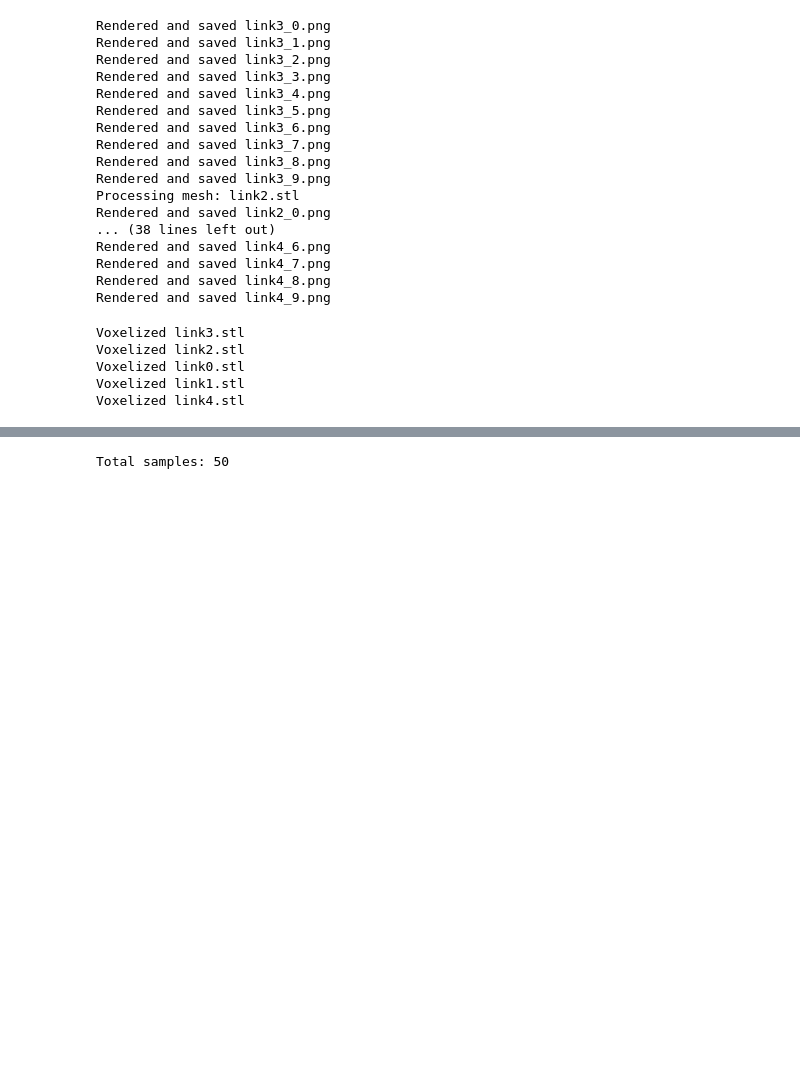
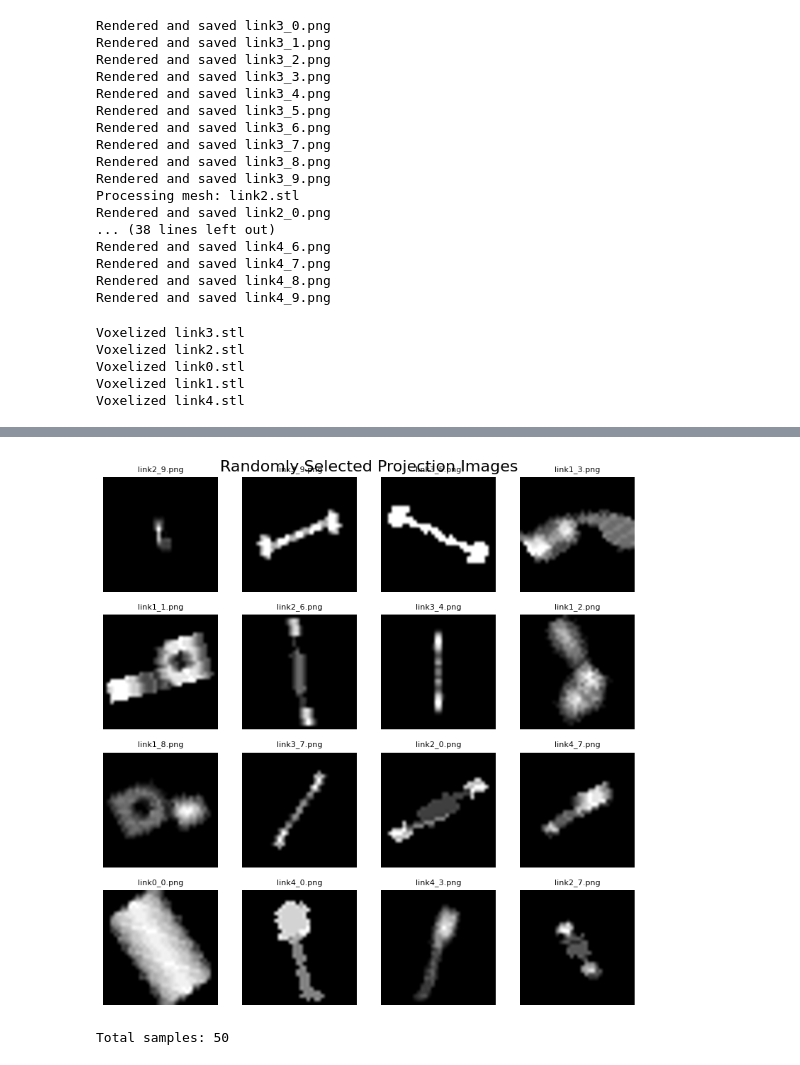
Before and after one commit to zhihao-lin/3DV_2024Fall, a Jupyter notebook: nov_21_get3d/ads10/testing.ipynb, the cells around one changed output, grey strips where cells are left out. Saved outputs shown, nothing was run; the diff lists cells and outputs as text; code cells hidden in the pictures; blank space fills up the shorter version.

```diff
--- a/nov_21_get3d/ads10/testing.ipynb
+++ b/nov_21_get3d/ads10/testing.ipynb
@@ -377,3 +385,63 @@ Voxelized and saved link4.npy
+# %%
+import matplotlib.image as mpimg
+
+def plot_random_projection_images(image_dir, num_images=16, grid_size=(4, 4)):
+    """
+    Plots a grid of randomly selected projection images from a specified directory.
+
+    Parameters:
+    - image_dir (str): Path to the directory containing projection image files.
+    - num_images (int): Total number of images to display (default is 16 for a 4x4 grid).
+    - grid_size (tuple): Grid dimensions as (rows, columns) (default is (4, 4)).
+    """
+    # Supported image file extensions
+    supported_extensions = ('.png', '.jpg', '.jpeg', '.bmp', '.gif')
+
+    # Retrieve all image files from the directory
+    all_images = [file for file in os.listdir(image_dir) if file.lower().endswith(supported_extensions)]
+
+    if not all_images:
+        print(f"No image files found in the directory: {image_dir}")
+        return
+
+    num_images = min(num_images, len(all_images))
+    selected_images = random.sample(all_images, num_images)
+
+    # Create a figure with the specified grid size
+    fig, axes = plt.subplots(grid_size[0], grid_size[1], figsize=(8, 8))
+    fig.suptitle('Randomly Selected Projection Images', fontsize=16)
+
+    # Flatten axes array for easy iteration
+    axes = axes.flatten()
+
+    for idx in range(num_images):
+        img_path = os.path.join(image_dir, selected_images[idx])
+        img = mpimg.imread(img_path)
+
+        # Display the image
+        axes[idx].imshow(img, cmap='gray')
+        axes[idx].axis('off')  # Hide axis ticks
+
+        # Add the image filename as the title (optional)
+        axes[idx].set_title(selected_images[idx], fontsize=8)
+
+    # Hide any remaining subplots if there are fewer images than grid spaces
+    for idx in range(num_images, grid_size[0] * grid_size[1]):
+        axes[idx].axis('off')
+
+    plt.tight_layout()
+    plt.subplots_adjust(top=0.95)  # Adjust to make room for the main title
+    plt.show()
+
+# Example Usage
+
+# Define the directory containing your projection images
+rendered_images_directory = './rendered_images/'
+
+# Plot a 4x4 grid of randomly selected projection images
+plot_random_projection_images(rendered_images_directory, num_images=16, grid_size=(4, 4))
+# %% [output]
+[figure, added]
 # %%
 class PairedDataset(Dataset):
     def __init__(self, image_dir, voxel_dir):
```
Also changed, not shown: parts of 14 cells of this notebook.
